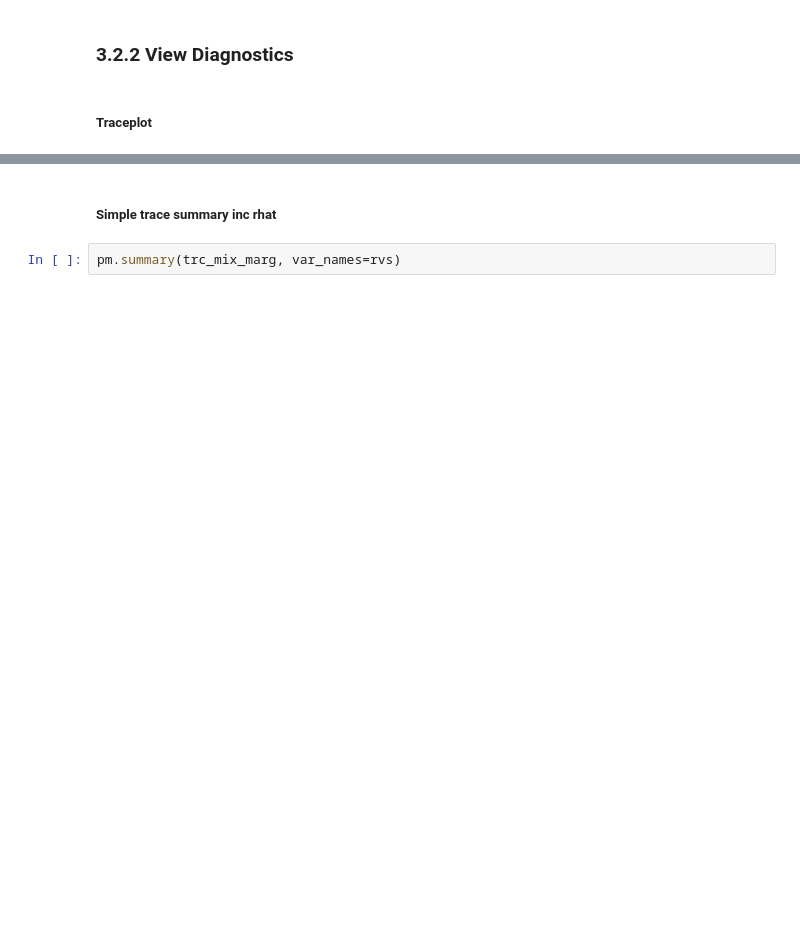
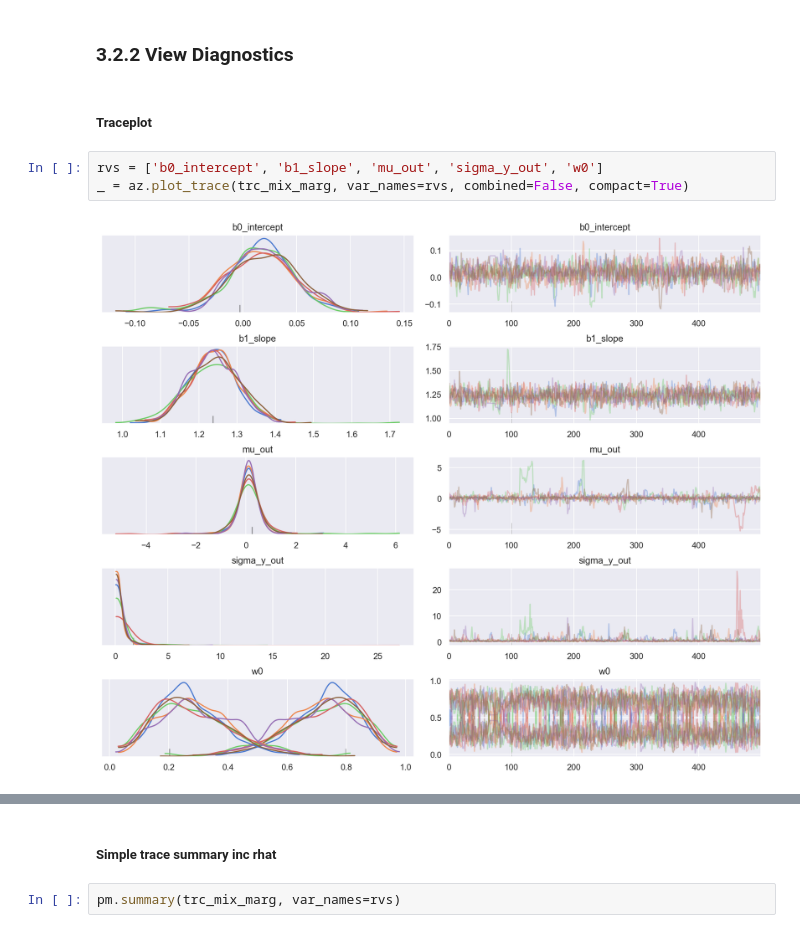
Before and after one commit to jonsedar/pymc3_examples, a Jupyter notebook: notebooks/glm-robust-regression-using-a-gmm-for-outlier-classification.ipynb, the cells around one changed output, grey strips where cells are left out. Cells and saved outputs as stored; diff of their text form; blank space fills up the shorter version.

```diff
--- a/notebooks/glm-robust-regression-using-a-gmm-for-outlier-classification.ipynb
+++ b/notebooks/glm-robust-regression-using-a-gmm-for-outlier-classification.ipynb
@@ -408,4 +391,9 @@ The estimated number of effective samples is smaller than 200 for some parameter
 ### 3.2.2 View Diagnostics
 # %% [markdown]
 ##### Traceplot
+# %%
+rvs = ['b0_intercept', 'b1_slope', 'mu_out', 'sigma_y_out', 'w0']
+_ = az.plot_trace(trc_mix_marg, var_names=rvs, combined=False, compact=True)
+# %% [output]
+[figure, added]
 # %%
```
Also changed, not shown: parts of 23 cells of this notebook.
